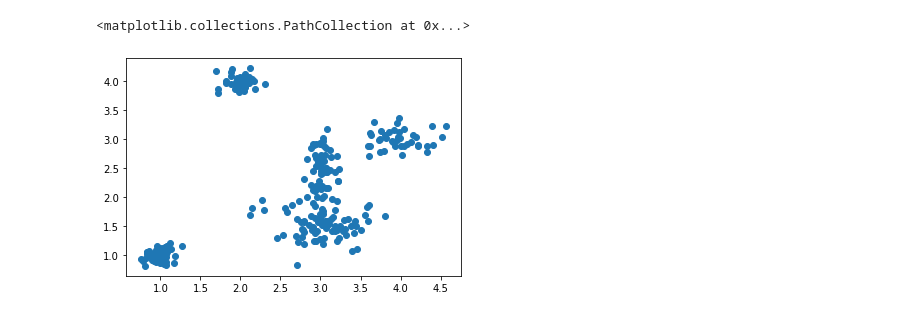
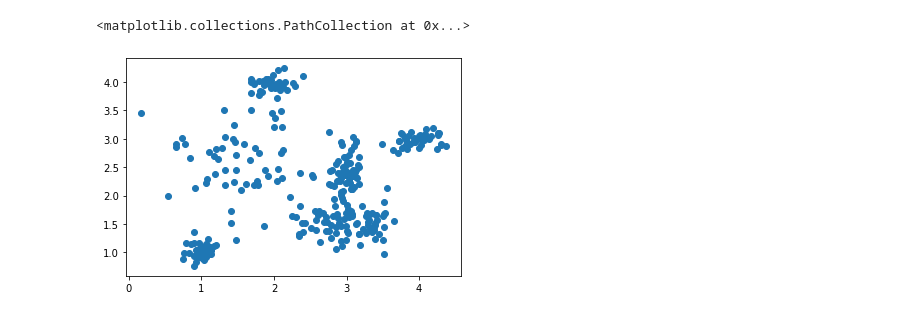
Before and after one commit to ryuichiueda/robot_and_stats_code, a Jupyter notebook: 8章の変分推論.ipynb, the cells around one changed output. Saved outputs shown, nothing was run; the diff lists cells and outputs as text; code cells hidden in the pictures.

```diff
--- a/8章の変分推論.ipynb
+++ b/8章の変分推論.ipynb
@@ -5,31 +5,32 @@ from scipy.stats import multivariate_normal, wishart
 from scipy.special import digamma
 import data, random
 # %%
-centers_x = [1, 2,   3,   3, 4]
-centers_y = [1, 4, 1.5, 2.5, 3]
+centers_x = [1, 1.5, 2,   3,   3, 4]
+centers_y = [1, 2.5, 4, 1.5, 2.3, 3]
 covs = [np.array([[1, 0],[0, 1]]),
+        np.array([[25, 0.3],[0.3, 36]]),
         np.array([[2, 0.3],[0.3, 1]]),
         np.array([[10, -0.3],[-0.3, 4]]),
         np.array([[1, 0.3],[0.3, 10]]),
         np.array([[5, 0.1],[0.1, 2]])]
-datanums = [60, 40, 80, 60, 40]
+datanums = [60, 60, 40, 80, 60, 40]
 
 K = 10
 
 data = []
 
-for i in range(5):
+for i in range(len(centers_x)):
     p = multivariate_normal((centers_x[i], centers_y[i]), covs[i]/100)
     data.extend(p.rvs(datanums[i]))
 
 #random.shuffle(data)
 data.sort(key = lambda x: x[0])
 #print(data)
 
 plt.scatter([x for (x,y) in data], [y for (x,y) in data])
 # %% [output]
 <matplotlib.collections.PathCollection at 0x...>
-[figure, old version]
+[figure, new version]
 # %%
 
 def initial_r(data):
```
Also changed, not shown: parts of 7 cells of this notebook.
